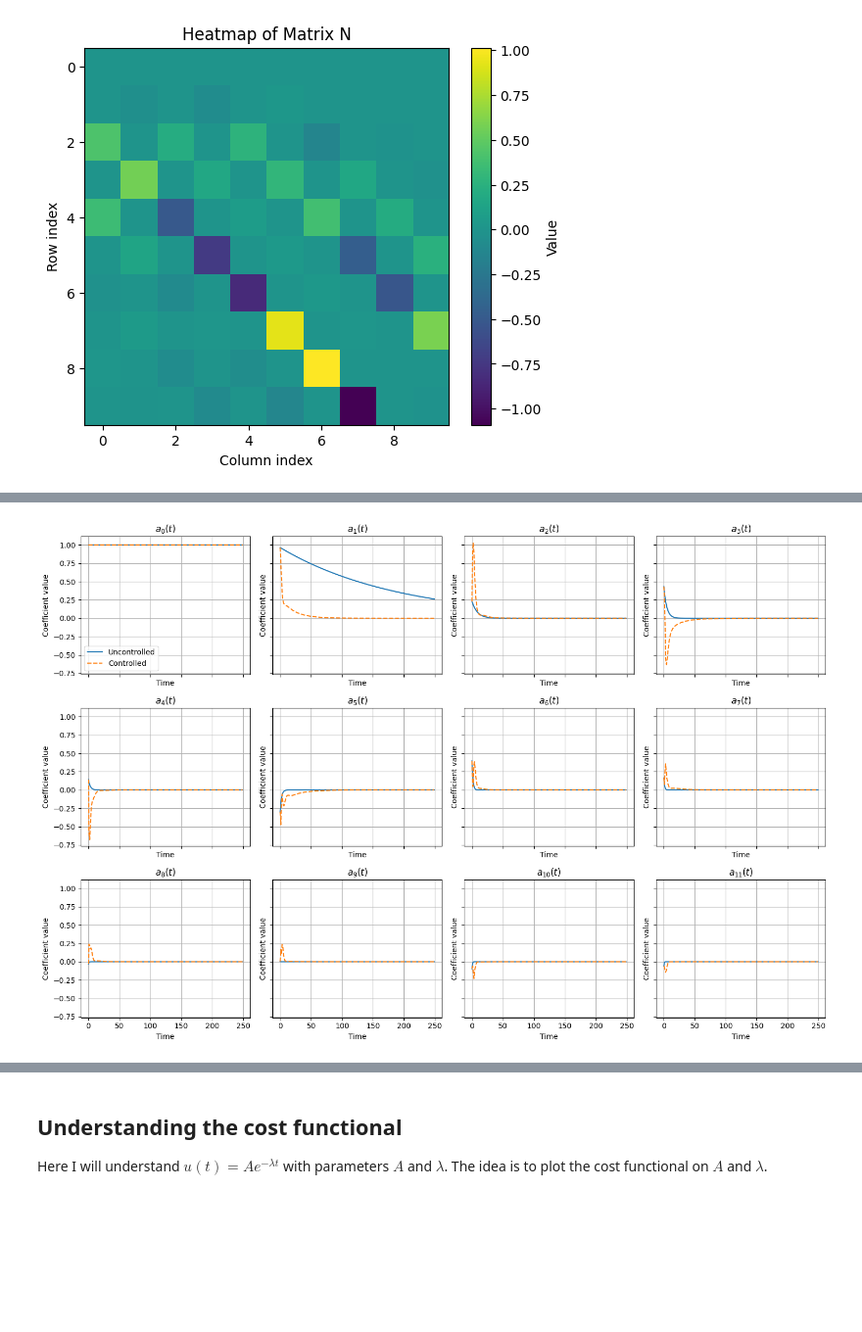
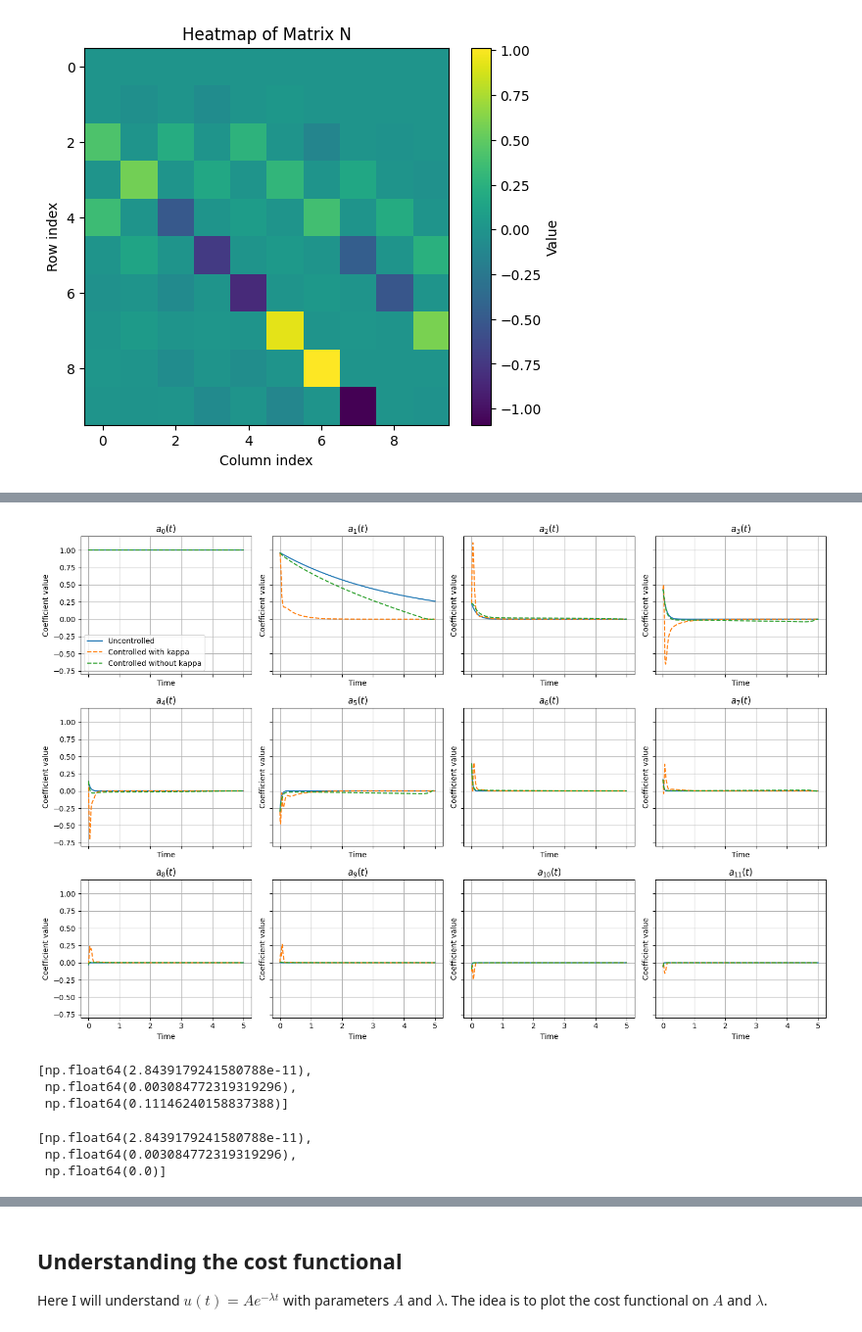
Before and after one commit to lucasmoschen/spectral-fp-opt-control, a Jupyter notebook: notebooks/optimal_control_problem.ipynb, the cells around one changed output, grey strips where cells are left out. Shown at 98% size. Drawn from its saved outputs; the diff is of its cells as text; code cells hidden in the pictures; blank space fills up the shorter version.

```diff
--- a/notebooks/optimal_control_problem.ipynb
+++ b/notebooks/optimal_control_problem.ipynb
@@ -400,20 +336,0 @@ plt.show()
-# %%
-num_plots = 12
-rows, cols = 3, 4  # 3 rows x 4 cols = 12 subplots
-
-fig, axes = plt.subplots(rows, cols, figsize=(15, 10), sharex=True, sharey=True)
-axes = axes.flatten()
-
-for i in range(num_plots):
-    ax = axes[i]
-    ax.plot(result['time'], result['a_vals'][:, i], label='Uncontrolled', color='C0')
-    ax.plot(result_control['time'], result_control['a_vals'][:, i], label='Controlled', color='C1', linestyle='--')
-    ax.set_title(f'$a_{{{i}}}(t)$')
-    ax.set_xlabel('Time')
-    ax.set_ylabel('Coefficient value')
-    ax.grid(True)
-    if i == 0:
-        ax.legend()
-
-plt.tight_layout()
-plt.show()
@@ -515,20 +336,0 @@ plt.show()
-# %%
-num_plots = 12
-rows, cols = 3, 4  # 3 rows x 4 cols = 12 subplots
-
-fig, axes = plt.subplots(rows, cols, figsize=(15, 10), sharex=True, sharey=True)
-axes = axes.flatten()
-
-for i in range(num_plots):
-    ax = axes[i]
-    ax.plot(result['time'], result['a_vals'][:, i], label='Uncontrolled', color='C0')
-    ax.plot(result_control['time'], result_control['a_vals'][:, i], label='Controlled', color='C1', linestyle='--')
-    ax.set_title(f'$a_{{{i}}}(t)$')
-    ax.set_xlabel('Time')
-    ax.set_ylabel('Coefficient value')
-    ax.grid(True)
-    if i == 0:
-        ax.legend()
-
-plt.tight_layout()
-plt.show()
@@ -634,22 +460,39 @@ plt.show()
 # %%
 num_plots = 12
 rows, cols = 3, 4  # 3 rows x 4 cols = 12 subplots
 
 fig, axes = plt.subplots(rows, cols, figsize=(15, 10), sharex=True, sharey=True)
 axes = axes.flatten()
 
 for i in range(num_plots):
     ax = axes[i]
-    ax.plot(result['a_vals'][:, i], label='Uncontrolled', color='C0')
-    ax.plot(result_control['a_vals'][:, i], label='Controlled', color='C1', linestyle='--')
+    ax.plot(result['time'], result['a_vals'][:, i], label='Uncontrolled', color='C0')
+    ax.plot(result_control1['time'], result_control1['a_vals'][:, i], label='Controlled with kappa', color='C1', linestyle='--')
+    ax.plot(result_control2['time'], result_control2['a_vals'][:, i], label='Controlled without kappa', color='C2', linestyle='--')
     ax.set_title(f'$a_{{{i}}}(t)$')
     ax.set_xlabel('Time')
     ax.set_ylabel('Coefficient value')
     ax.grid(True)
     if i == 0:
         ax.legend()
 
 plt.tight_layout()
 plt.show()
 # %% [output]
-[figure, old version]
+[figure, new version]
+# %%
+solver1.compute_cost_functional([lambda t: np.interp(t, np.linspace(0, T, 1001), result_control1['u_vals'][:, 0].flatten()),
+                                              lambda t: np.interp(t, np.linspace(0, T, 1001), result_control1['u_vals'][:, 1].flatten()),
+                                ], T, np.linspace(0, T, 1001))
+# %% [output]
+[np.float64(2.8439179241580788e-11),
+ np.float64(0.003084772319319296),
+ np.float64(0.11146240158837388)]
+# %%
+solver2.compute_cost_functional([lambda t: np.interp(t, np.linspace(0, T, 1001), result_control1['u_vals'][:, 0].flatten()),
+                                              lambda t: np.interp(t, np.linspace(0, T, 1001), result_control1['u_vals'][:, 1].flatten()),
+                                ], T, np.linspace(0, T, 1001))
+# %% [output]
+[np.float64(2.8439179241580788e-11),
+ np.float64(0.003084772319319296),
+ np.float64(0.0)]
```
Also changed, not shown: parts of 47 cells of this notebook, 1 other file.
